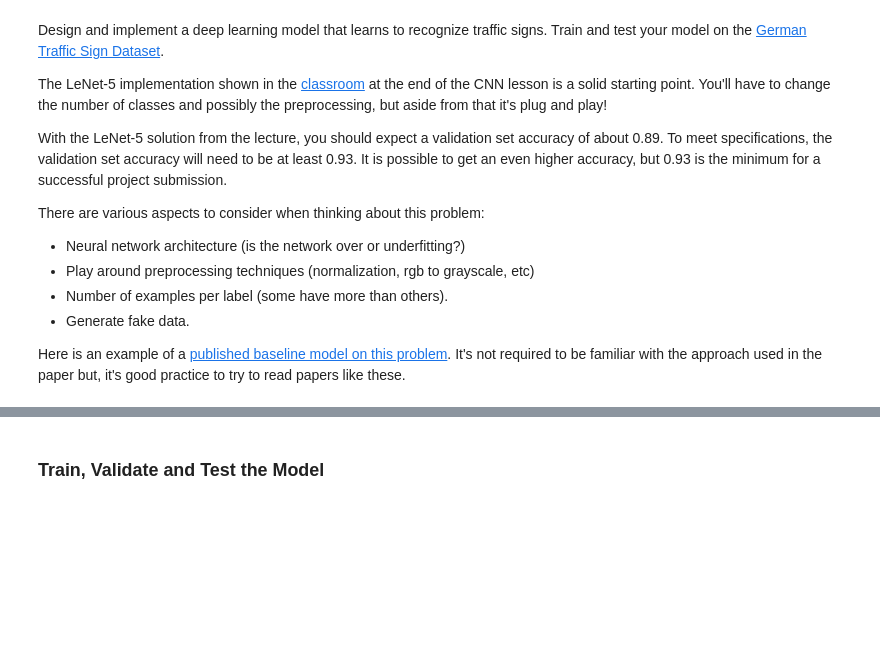
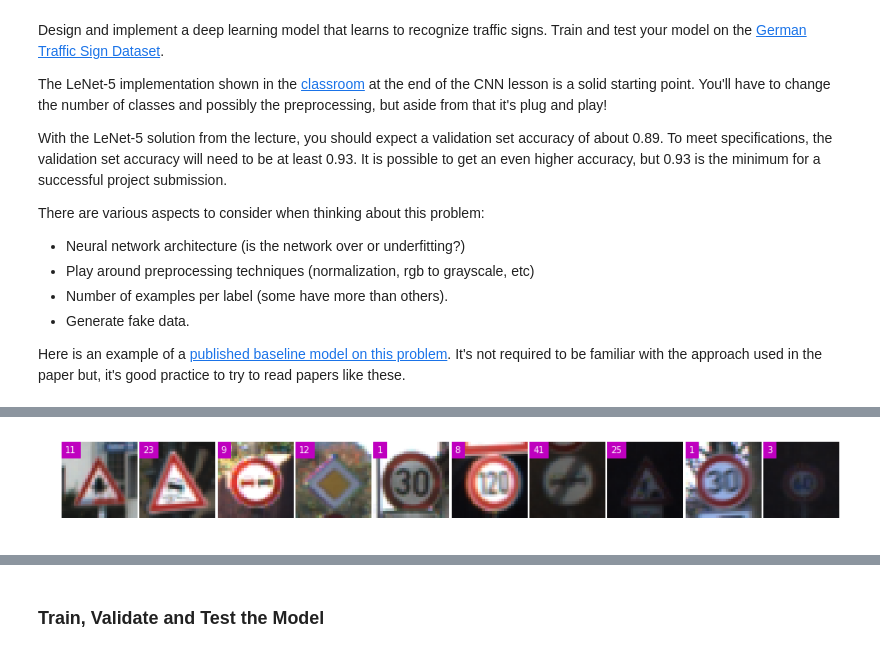
Before and after one commit to hapuhundre/Traffic_Sign_Classifier, a Jupyter notebook: Traffic_Sign_Classifier.ipynb, the cells around one changed output, grey strips where cells are left out. Cells and saved outputs as stored; diff of their text form; code cells hidden in the pictures; blank space fills up the shorter version.

```diff
--- a/Traffic_Sign_Classifier.ipynb
+++ b/Traffic_Sign_Classifier.ipynb
@@ -230,0 +233,21 @@ float64
+# %%
+# Visualization of data augmentation
+idx        = np.random.randint(0,len(X_train), size=10)
+images = X_train[idx]
+labels   = y_train[idx]
+
+def plot_images(X_data, y_data, n_row, n_col):
+    plt.figure(figsize = (16, 16*n_row / n_col))
+    gs = gridspec.GridSpec(n_row, n_col)
+    gs.update(wspace=0.01, hspace=0.02) # set the spacing between axes.
+
+    for i in range(X_data.shape[0]):
+        ax = plt.subplot(gs[i])
+        ax.set_aspect('equal')
+        plt.imshow(X_data[i])
+        plt.text(1,4,str(y_data[i]),color='w',backgroundcolor='m')
+        plt.axis('off')
+
+plot_images(images, labels, 1, 10)
+# %% [output]
+[figure, added]
```
Also changed, not shown: parts of 28 cells of this notebook, 3 other files.
